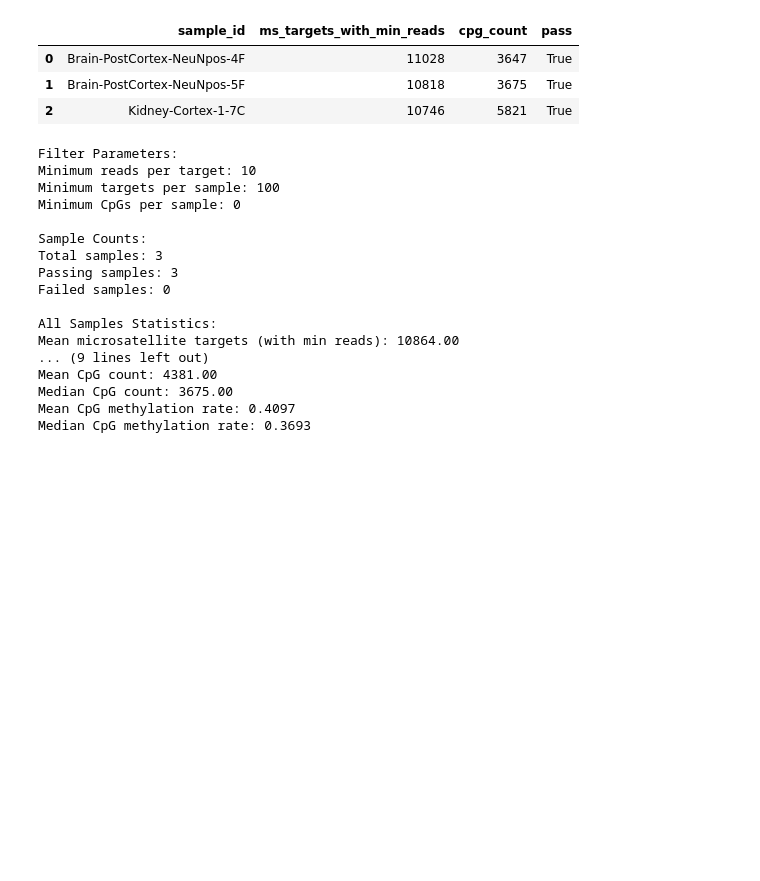
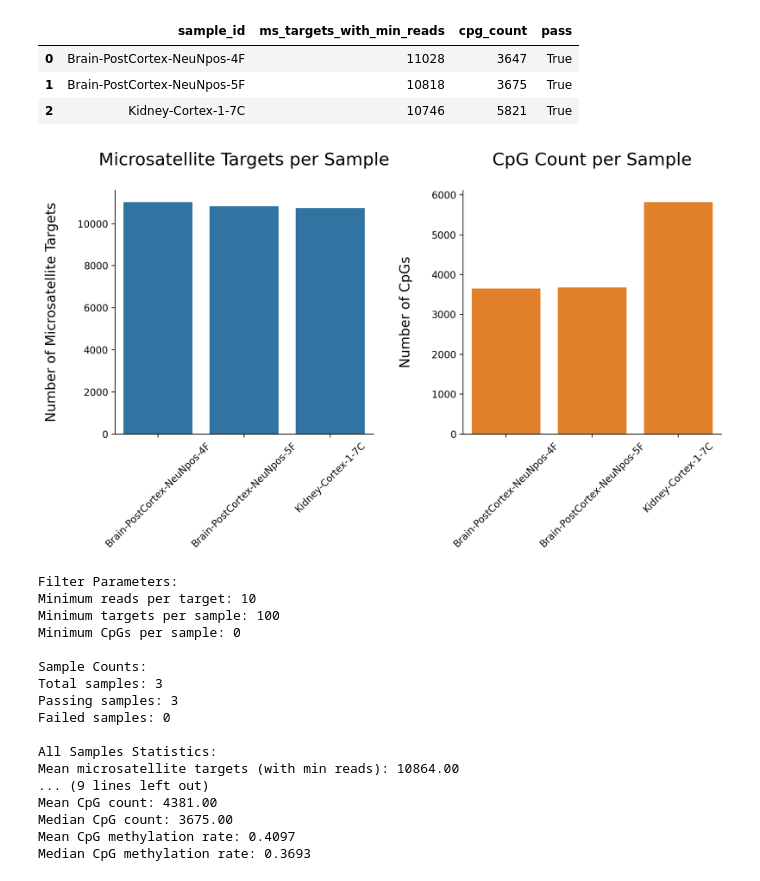
Before and after one commit to tonypincheng/RETrace2, a Jupyter notebook: notebooks/Tutorial.ipynb, the cells around one changed output. Cells and saved outputs as stored; diff of their text form; code cells hidden in the pictures; blank space fills up the shorter version.

```diff
--- a/notebooks/Tutorial.ipynb
+++ b/notebooks/Tutorial.ipynb
@@ -144,6 +147,30 @@ stats.head()
 | 0 | Brain-PostCortex-NeuNpos-4F | 11028 | 3647 | True |
 | 1 | Brain-PostCortex-NeuNpos-5F | 10818 | 3675 | True |
 | 2 | Kidney-Cortex-1-7C | 10746 | 5821 | True |
+# %%
+fig, (ax1, ax2) = plt.subplots(1, 2, figsize=(10, 6), dpi=200)
+
+sns.barplot(data=stats, x='sample_id', y='ms_targets_with_min_reads', ax=ax1)
+sns.barplot(data=stats, x='sample_id', y='cpg_count', color='tab:orange', ax=ax2)
+
+# Customize axes
+ax1.set_title('Microsatellite Targets per Sample\n', fontsize=18)
+ax1.set_ylabel('Number of Microsatellite Targets\n', fontsize=14)
+ax1.tick_params(axis='x', rotation=45)  # Rotate x labels for readability
+
+ax2.set_title('CpG Count per Sample\n', fontsize=18)
+ax2.set_ylabel('\nNumber of CpGs\n', fontsize=14)
+ax2.tick_params(axis='x', rotation=45)  # Rotate x labels
+
+for ax in [ax1, ax2]:
+    ax.spines['top'].set_visible(False)
+    ax.spines['right'].set_visible(False)
+    ax.set_xlabel('')
+
+plt.tight_layout()
+plt.show()
+# %% [output]
+[figure, added]
 # %%
 # Read summary stats
 with open("../results/stats/summary_stats.txt", "r") as file:
```
Also changed, not shown: parts of 8 cells of this notebook, 1 other file.
